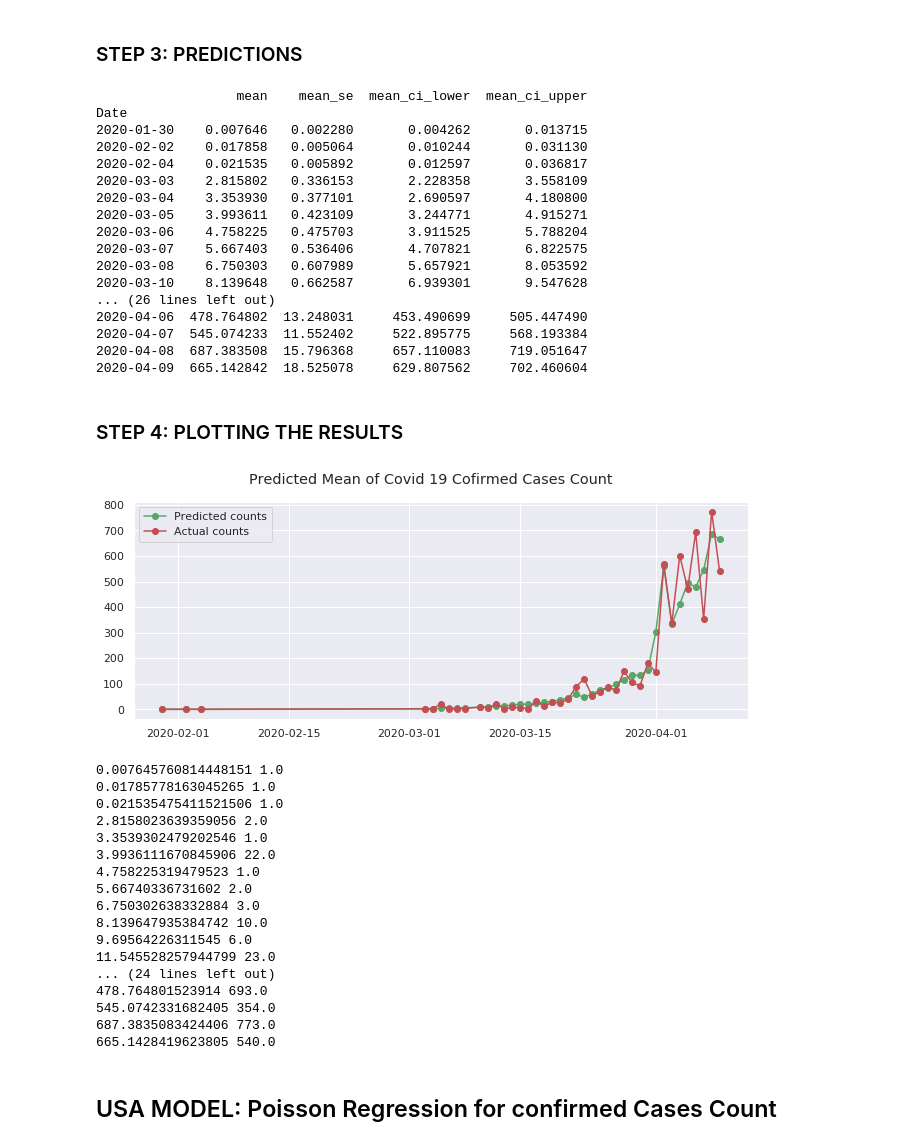
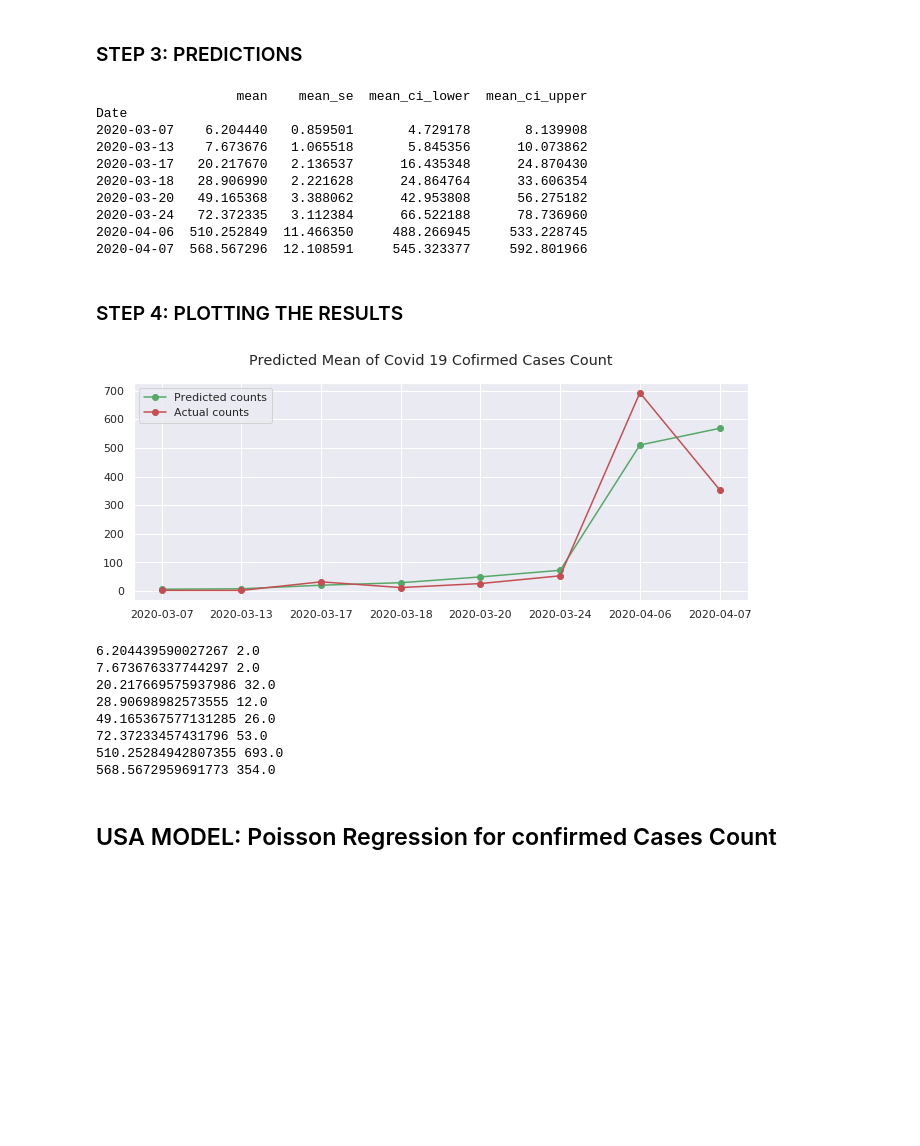
Before and after one commit to prerit1998jain/Pandemic-Forecasting-using-Time-dependent-SIRD-and-Poisson-Regression, a Jupyter notebook: Covid 19 (Poisson Regression Analysis)-Full DAta.ipynb, the cells around one changed output. Cells and saved outputs as stored; diff of their text form; code cells hidden in the pictures; blank space fills up the shorter version.

```diff
--- a/Covid 19 (Poisson Regression Analysis)-Full DAta.ipynb
+++ b/Covid 19 (Poisson Regression Analysis)-Full DAta.ipynb
@@ -179,8 +179,8 @@ memory usage: 12.6+ KB
 # Train test split
 expr1 = """ cases ~ day + month """#Daily_tests_per_thousand  + Cum_tests_per_thousand + Daily_tests"""~ day + month + year   """#Daily_tests_per_thousand  + Cum_tests_per_thousand + Daily_tests"""
 expr2 = """cases ~ day + month + Daily_tests_per_thousand  + tests_per_thousand + Daily_total_tests"""
-expr3 = """cases ~ day + month + Daily_tests_per_thousand  + tests_per_thousand + Daily_total_tests + Lockdown + Public-Health-Measures + Movement-restrictions"""
-expr4 = """cases ~ ."""
+expr3 = """cases ~ day + month + Daily_tests_per_thousand  + tests_per_thousand + Daily_total_tests + Lockdown + Public_Health + Movement_restrictions"""
+expr4 = """cases ~ day + month + Daily_tests_per_thousand  + tests_per_thousand + Daily_total_tests + Lockdown + Public_Health + Movement_restrictions + Governance_and_socioeconomic + Humanitarian_exemption + Social_distancing"""
 
 def train_test_split(df,ratio, expr):
     mask = np.random.rand(len(df)) < ratio
@@ -258,5 +258,5 @@ sns.heatmap(corr, mask=mask, annot = True, cmap=cmap, vmax=.3, center=0,
 ### STEP 1: TEST TRAIN SPLIT
 # %%
 df_filtered = India_updated[India_updated['cases'] > 0]
-X_train, y_train, X_test, y_test = train_test_split(df_filtered,1, expr4)
+X_train, y_train, X_test, y_test = train_test_split(df_filtered,0.8, expr3)
 # %% [output]
@@ -288,50 +287,34 @@ Daily_total_tests        -1.466e-05   4.63e-06     -3.169      0.002   -2.37e-05
 # %% [markdown]
 ### STEP 3: PREDICTIONS
 # %%
-predictions_frame = predict(model_India, X_train)
+predictions_frame = predict(model_India, X_test)
 # %% [output]
                   mean    mean_se  mean_ci_lower  mean_ci_upper
 Date
-2020-01-30    0.007646   0.002280       0.004262       0.013715
-2020-02-02    0.017858   0.005064       0.010244       0.031130
-2020-02-04    0.021535   0.005892       0.012597       0.036817
-2020-03-03    2.815802   0.336153       2.228358       3.558109
-2020-03-04    3.353930   0.377101       2.690597       4.180800
-2020-03-05    3.993611   0.423109       3.244771       4.915271
-2020-03-06    4.758225   0.475703       3.911525       5.788204
-2020-03-07    5.667403   0.536406       4.707821       6.822575
-2020-03-08    6.750303   0.607989       5.657921       8.053592
-2020-03-10    8.139648   0.662587       6.939301       9.547628
-... (26 lines left out)
-2020-04-06  478.764802  13.248031     453.490699     505.447490
-2020-04-07  545.074233  11.552402     522.895775     568.193384
-2020-04-08  687.383508  15.796368     657.110083     719.051647
-2020-04-09  665.142842  18.525078     629.807562     702.460604
+2020-03-07    6.204440   0.859501       4.729178       8.139908
+2020-03-13    7.673676   1.065518       5.845356      10.073862
+2020-03-17   20.217670   2.136537      16.435348      24.870430
+2020-03-18   28.906990   2.221628      24.864764      33.606354
+2020-03-20   49.165368   3.388062      42.953808      56.275182
+2020-03-24   72.372335   3.112384      66.522188      78.736960
+2020-04-06  510.252849  11.466350     488.266945     533.228745
+2020-04-07  568.567296  12.108591     545.323377     592.801966
 # %% [markdown]
 ### STEP 4: PLOTTING THE RESULTS
 # %%
-predicted_counts, actual_counts = plot_results(predictions_frame,X_train, y_train, India, 'cases')
+predicted_counts, actual_counts = plot_results(predictions_frame,X_test, y_test, India, 'cases')
 for i in range(len(predicted_counts.index)):
     print(predicted_counts[i], actual_counts[i])
 # %% [output]
-[figure, old version]
+[figure, new version]
-0.007645760814448151 1.0
-0.01785778163045265 1.0
-0.021535475411521506 1.0
-2.8158023639359056 2.0
-3.3539302479202546 1.0
-3.9936111670845906 22.0
-4.758225319479523 1.0
-5.66740336731602 2.0
-6.750302638332884 3.0
-8.139647935384742 10.0
-9.69564226311545 6.0
-11.545528257944799 23.0
-... (24 lines left out)
-478.764801523914 693.0
-545.0742331682405 354.0
-687.3835083424406 773.0
-665.1428419623805 540.0
+6.204439590027267 2.0
+7.673676337744297 2.0
+20.217669575937986 32.0
+28.90698982573555 12.0
+49.165367577131285 26.0
+72.37233457431796 53.0
+510.25284942807355 693.0
+568.5672959691773 354.0
 # %% [markdown]
 ## USA MODEL: Poisson Regression for confirmed Cases Count
 # %% [markdown]
```
Also changed, not shown: parts of 11 cells of this notebook.
